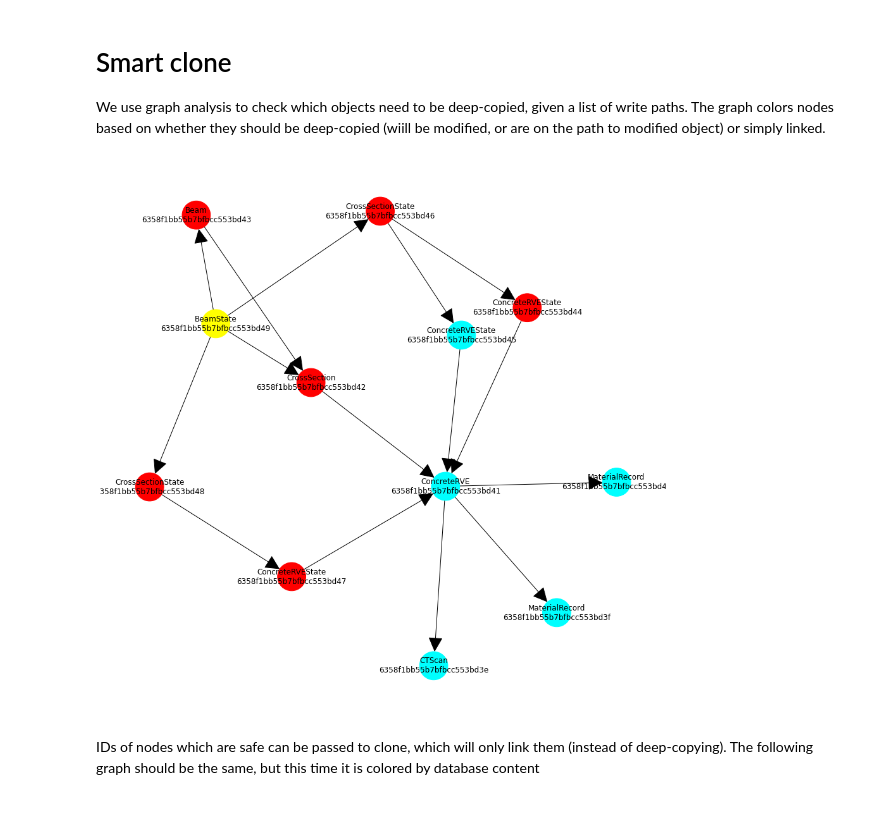
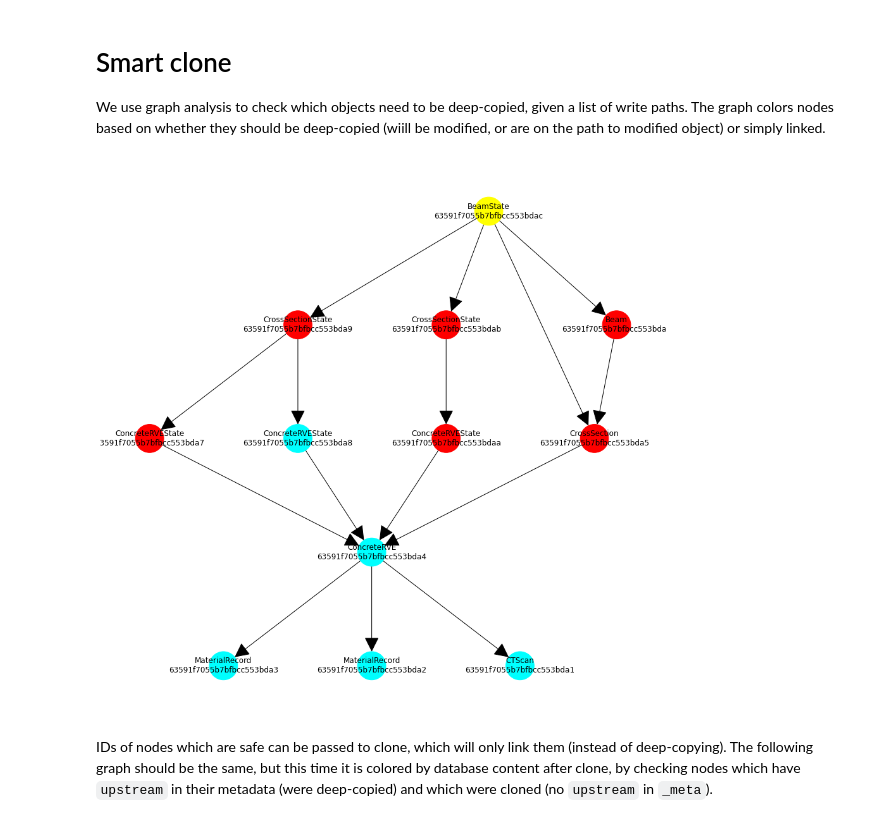
Before and after one commit to mupif/EDM, a Jupyter notebook: jupyter/04-dms-data.ipynb, the cells around one changed output. Saved outputs shown, nothing was run; the diff lists cells and outputs as text; code cells hidden in the pictures.

Commit message:
Nicer layouts

```diff
--- a/jupyter/04-dms-data.ipynb
+++ b/jupyter/04-dms-data.ipynb
@@ -158,11 +158,12 @@ nodes,edges=get(f'{DB}/BeamState/{ID}/graph',debug=True,no_show=True)
 G=nx.DiGraph()
 G.add_nodes_from(nodes)
 G.add_edges_from(edges)
+rootNode=nodes[0]
 fig,ax=plt.subplots(1,1,figsize=(16,16))
 nx.draw(
     G,ax=ax,with_labels=True,
     node_size=2000,
-    pos=pydot_layout(G),
+    pos=pydot_layout(G,root=rootNode,prog='dot'),
     arrowsize=50,
 )
 # %% [output]
@@ -172,29 +173,33 @@ nx.draw(
 We use graph analysis to check which objects need to be deep-copied, given a list of write paths. The graph colors nodes based on whether they should be deep-copied (wiill be modified, or are on the path to modified object) or simply linked.
 # %%
 mods='cs.rvePositions csState[0].bendingMoment csState[0].eps_axial csState[0].rveStates[0].sigmaHom csState[1].rveStates[0].epsHom'
+#mods='cs.rvePositions'
+#mods=''
 # get safe links including klass names (for graphing)
 safe_debug=get(f'{DB}/BeamState/{ID}/safe-links',paths=mods,debug=True,no_show=True)
 safe=get(f'{DB}/BeamState/{ID}/safe-links',paths=mods,no_show=True)
 
 fig,ax=plt.subplots(1,1,figsize=(16,16))
 
 # coloring function
 def n_c(n):
     if n.endswith(ID): return 'yellow'
     if n in safe_debug: return 'cyan'
     return 'red'
 
+
 nx.draw(
     G,ax=ax,with_labels=True,
     node_size=2000,
-    pos=pydot_layout(G),
+    pos=pydot_layout(G,root=rootNode,prog='dot'),
     arrowsize=50,
-    node_color=[n_c(n) for n in G.nodes]
+    node_color=[n_c(n) for n in G.nodes],
+
 )
 # %% [output]
-[figure, old version]
+[figure, new version]
 # %% [markdown]
-IDs of nodes which are safe can be passed to clone, which will only link them (instead of deep-copying). The following graph should be the same, but this time it is colored by database content
+IDs of nodes which are safe can be passed to clone, which will only link them (instead of deep-copying). The following graph should be the same, but this time it is colored by database content after clone, by checking nodes which have `upstream` in their metadata (were deep-copied) and which were cloned (no `upstream` in `_meta`).
 # %%
 ID2=get(f'{DB}/BeamState/{ID}/clone',shallow=' '.join(safe))
 
```
Also changed, not shown: parts of 4 cells of this notebook.
